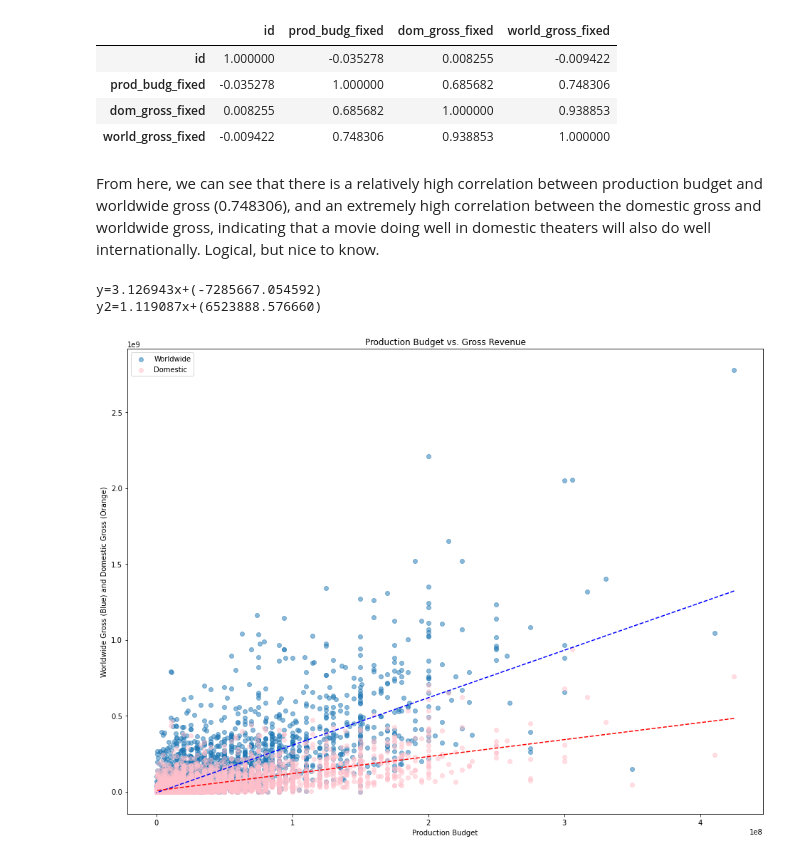
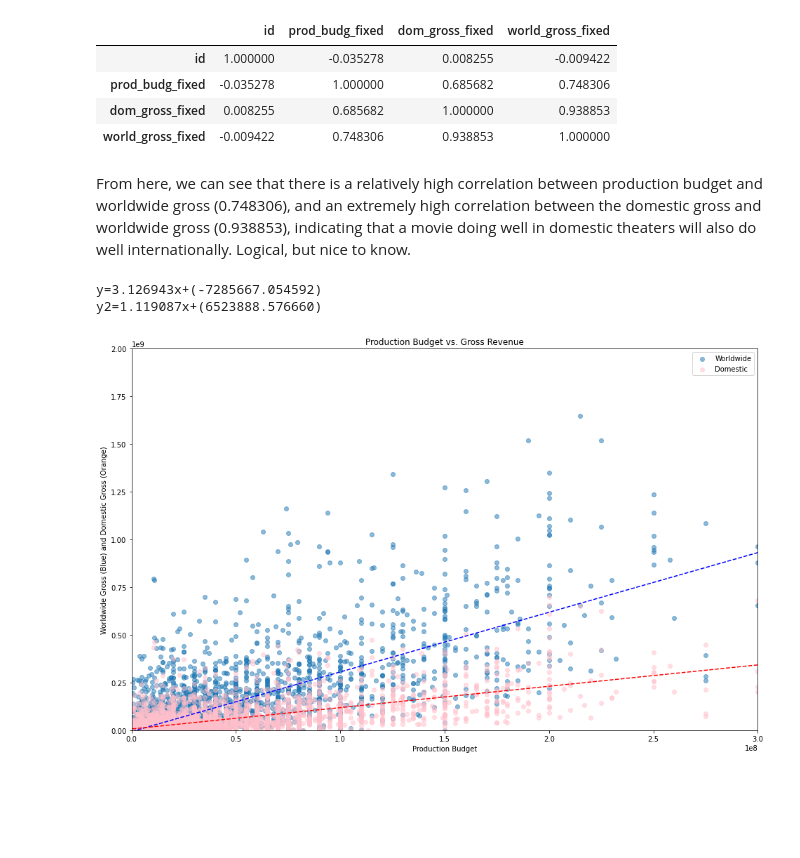
Before and after one commit to KPMcDonough49/dsc-phase-1-project, a Jupyter notebook: vc_working_notebooks/tn_cleaning.ipynb, the cells around one changed output. Cells and saved outputs as stored; diff of their text form; code cells hidden in the pictures; blank space fills up the shorter version.

```diff
--- a/vc_working_notebooks/tn_cleaning.ipynb
+++ b/vc_working_notebooks/tn_cleaning.ipynb
@@ -76,7 +76,7 @@ df.corr(method='pearson')
 | dom_gross_fixed | 0.008255 | 0.685682 | 1.000000 | 0.938853 |
 | world_gross_fixed | -0.009422 | 0.748306 | 0.938853 | 1.000000 |
 # %% [markdown]
-From here, we can see that there is a relatively high correlation between production budget and worldwide gross (0.748306), and an extremely high correlation between the domestic gross and worldwide gross, indicating that a movie doing well in domestic theaters will also do well internationally. Logical, but nice to know.
+From here, we can see that there is a relatively high correlation between production budget and worldwide gross (0.748306), and an extremely high correlation between the domestic gross and worldwide gross (0.938853), indicating that a movie doing well in domestic theaters will also do well internationally. Logical, but nice to know.
 # %%
 #scatterplot of production budget vs worldwide gross
 import matplotlib.pyplot as plt
@@ -86,36 +86,39 @@ import numpy as np
 import pylab as plb
 
 
 #code for basic scatter plot
 x = df['prod_budg_fixed']
 y = df['world_gross_fixed']
 
-fig, ax = plt.subplots(figsize=(16, 12))
+fig, ax = plt.subplots(figsize=(16, 10))
 
 #going for more of a 'heatmap' style plot for readability, so opacity is low
 ax.scatter(x, y, alpha=0.5)
+#domestic gross scatter plot
+y2 = df['dom_gross_fixed']
+ax.scatter(x, y2, alpha=0.5, c='pink')
+
 ax.set_title('Production Budget vs. Gross Revenue')
 ax.set_xlabel('Production Budget')
 ax.set_ylabel('Worldwide Gross (Blue) and Domestic Gross (Orange)')
+ax.set_xlim(xmin=-5000, xmax=(3*10**8))
+ax.set_ylim(ymin=-5000, ymax=(2*10**9))
+plt.legend(['Worldwide', 'Domestic'])
 
-#domestic gross scatter plot
-y2 = df['dom_gross_fixed']
-ax.scatter(x, y2, alpha=0.5, c='pink')
-plt.legend(['Worldwide', 'Domestic'])
 
 #finding the trend line
 z = np.polyfit(x,y,1)
 p = np.poly1d(z)
 plb.plot(x, p(x), 'b--')
 #Supposedly the equation for the line (need to look into this more to understand it)
 print("y=%.6fx+(%.6f)"%(z[0],z[1]))
 
 #second trend line
 z2 = np.polyfit(x,y2,1)
 p2 = np.poly1d(z2)
 plb.plot(x, p2(x), 'r--')
 print("y2=%.6fx+(%.6f)"%(z2[0],z2[1]))
 # %% [output]
 y=3.126943x+(-7285667.054592)
 y2=1.119087x+(6523888.576660)
-[figure, old version]
+[figure, new version]
```
Also changed, not shown: parts of 7 cells of this notebook, 1 other file.
